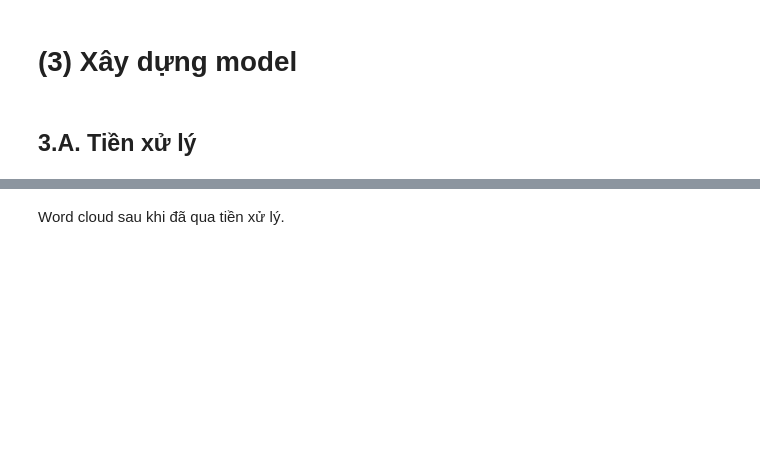
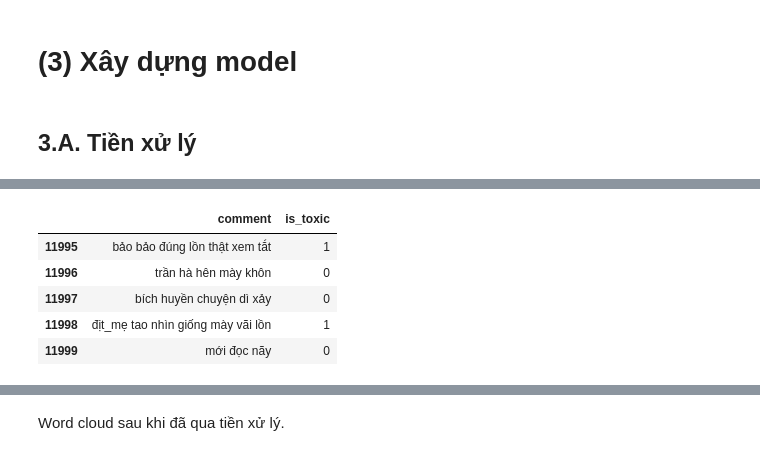
Before and after one commit to phuocvtran/toxiclassifier, a Jupyter notebook: notebook.ipynb, the cells around one changed output, grey strips where cells are left out. Cells and saved outputs as stored; diff of their text form; code cells hidden in the pictures; blank space fills up the shorter version.

```diff
--- a/notebook.ipynb
+++ b/notebook.ipynb
@@ -98,3 +113,12 @@ with open("toxic.txt", "w") as f:
+# %%
+X.tail()
+# %% [output]
+|  | comment | is_toxic |
+| 11995 | bảo bảo đúng lồn thật xem tắt | 1 |
+| 11996 | trần hà hên mày khôn | 0 |
+| 11997 | bích huyền chuyện dì xảy | 0 |
+| 11998 | địt_mẹ tao nhìn giống mày vãi lồn | 1 |
+| 11999 | mới đọc nãy | 0 |
 # %% [markdown]
 ![Clean cloud](img/clean_cloud.png)
 ![Toxic cloud](img/toxic_cloud.png)
```
Also changed, not shown: parts of 19 cells of this notebook, 5 other files.
